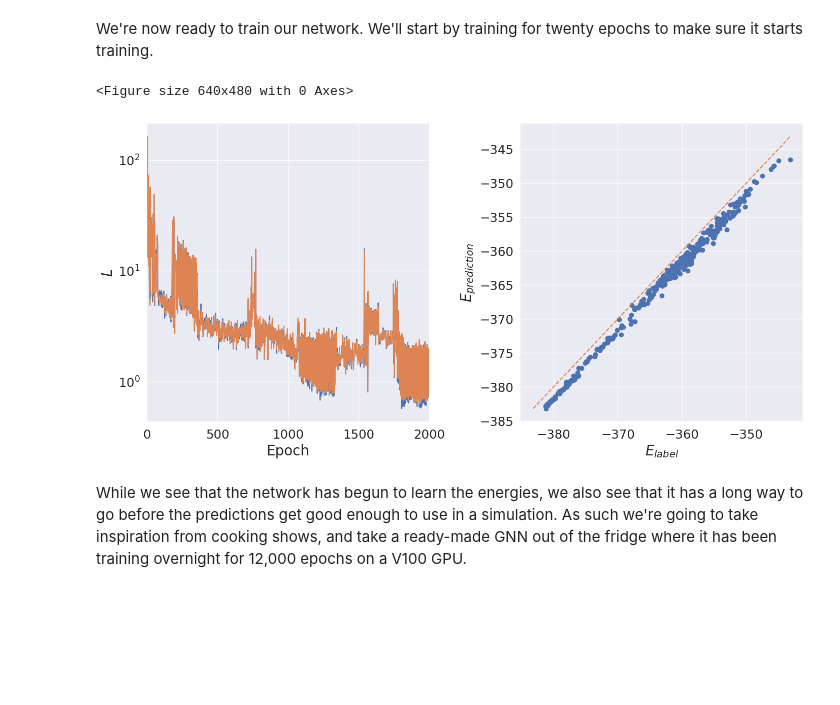
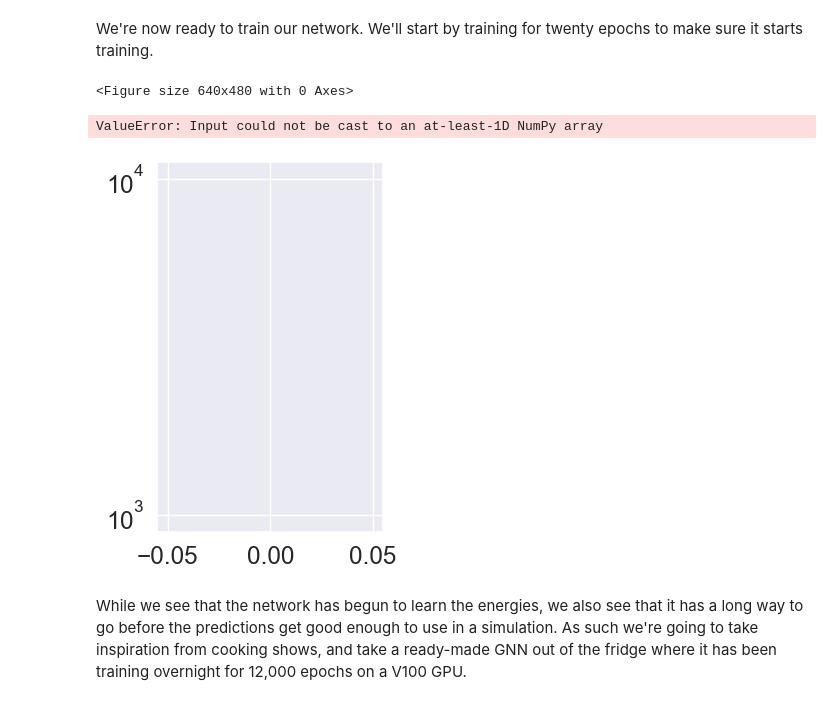
Before and after one commit to jax-md/jax-md, a Jupyter notebook: examples-with-unit/4-Neural_Network_Potential.ipynb, the cells around one changed output. Cells and saved outputs as stored; diff of their text form; code cells hidden in the pictures; blank space fills up the shorter version.

```diff
--- a/examples-with-unit/4-Neural_Network_Potential.ipynb
+++ b/examples-with-unit/4-Neural_Network_Potential.ipynb
@@ -196,7 +215,7 @@ neighbor_fn, init_fn, energy_fn = energy.graph_network_neighbor_list(
 # %% [markdown]
 To start with, we construct an initial neighbor list which will be used to estimate the maximum number of neighbors. This is necessary since XLA needs to have static shapes to enable JIT compilation. See [here](https://github.com/google/jax-md#spatial-partitioning-partitionpy) for details.
 # %%
-neighbor = neighbor_fn.allocate(positions[0].to_decimal(u.angstrom), extra_capacity=6)
+neighbor = neighbor_fn.allocate(positions[0], extra_capacity=6)
 
 print('Allocating space for at most {} edges'.format(neighbor.idx.shape[1]))
 # %% [output]
@@ -207,6 +226,7 @@ Using this neighbor prototype we will write a wrapper around our neural network
 Note that if we were running a simulation using this energy, we would only rebuild the neighbor list when necessary.
 # %%
 @jit
+@u.assign_units(R=u.angstrom, result=u.eV)
 def train_energy_fn(params, R):
   _neighbor = neighbor.update(R)
   return energy_fn(params, R, _neighbor)
@@ -214,7 +234,7 @@ def train_energy_fn(params, R):
 # Vectorize over states, not parameters.
 vectorized_energy_fn = vmap(train_energy_fn, (None, 0))
 
-grad_fn = grad(train_energy_fn, argnums=1)
+grad_fn = u.autograd.grad(train_energy_fn, argnums=1)
 force_fn = lambda params, R, **kwargs: -grad_fn(params, R)
 vectorized_force_fn = vmap(force_fn, (None, 0))
 # %% [markdown]
@@ -252,11 +272,11 @@ def energy_loss(params, R, energy_targets):
 @jit
 def force_loss(params, R, force_targets):
   dforces = vectorized_force_fn(params, R) - force_targets
-  return u.math.mean(np.sum(dforces ** 2, axis=(1, 2)))
+  return u.math.mean(u.math.sum(dforces ** 2, axis=(1, 2)))
 
 @jit
 def loss(params, R, targets):
-  return energy_loss(params, R, targets[0]) + force_loss(params, R, targets[1])
+  return energy_loss(params, R, targets[0]).mantissa + force_loss(params, R, targets[1]).mantissa
 # %% [markdown]
 Now we create an optimizer using ADAM with gradient clipping. We will also write helper functions to perform a single update step and perform an entire epochs worth of updates.
 # %%
@@ -265,7 +285,7 @@ opt = optax.chain(optax.clip_by_global_norm(1.0),
 
 @jit
 def update_step(params, opt_state, R, labels):
-  updates, opt_state = opt.update(grad(loss)(params, R, labels),
+  updates, opt_state = opt.update(grad(loss)(params, R * u.angstrom, (labels[0] * u.eV, labels[1] * u.IMF)),
                                   opt_state)
   return optax.apply_updates(params, updates), opt_state
 
@@ -310,27 +330,28 @@ We're now ready to train our network. We'll start by training for twenty epochs
 # %%
 from tqdm import tqdm
 
 train_epochs = 2001
 
 opt_state = opt.init(params)
 
 train_energy_error = []
 test_energy_error = []
 
 for iteration in tqdm(range(train_epochs)):
-  train_energy_error += [float(np.sqrt(energy_loss(params, batch_Rs[0].to_decimal(u.angstrom), batch_Es[0].to_decimal(u.eV))))]
-  test_energy_error += [float(np.sqrt(energy_loss(params, test_positions.to_decimal(u.angstrom), test_energies.to_decimal(u.eV))))]
+  train_energy_error += [u.math.sqrt(energy_loss(params, batch_Rs[0], batch_Es[0])).mantissa]
+  test_energy_error += [u.math.sqrt(energy_loss(params, test_positions, test_energies)).mantissa]
   if iteration % 100 == 0:
     draw_training(params)
 
   params, opt_state = update_epoch((params, opt_state),
                                    (batch_Rs.to_decimal(u.angstrom), (batch_Es.to_decimal(u.eV), batch_Fs.to_decimal(u.IMF))))
 
   onp.random.shuffle(lookup)
   batch_Rs, batch_Es, batch_Fs = make_batches(lookup)
 # %% [output]
 <Figure size 640x480 with 0 Axes>
+ValueError: Input could not be cast to an at-least-1D NumPy array
-[figure, old version]
+[figure, new version]
 # %% [markdown]
 While we see that the network has begun to learn the energies, we also see that it has a long way to go before the predictions get good enough to use in a simulation. As such we're going to take inspiration from cooking shows, and take a ready-made GNN out of the fridge where it has been training overnight for 12,000 epochs on a V100 GPU.
 # %%
```
Also changed, not shown: parts of 9 cells of this notebook, 1 other file.
